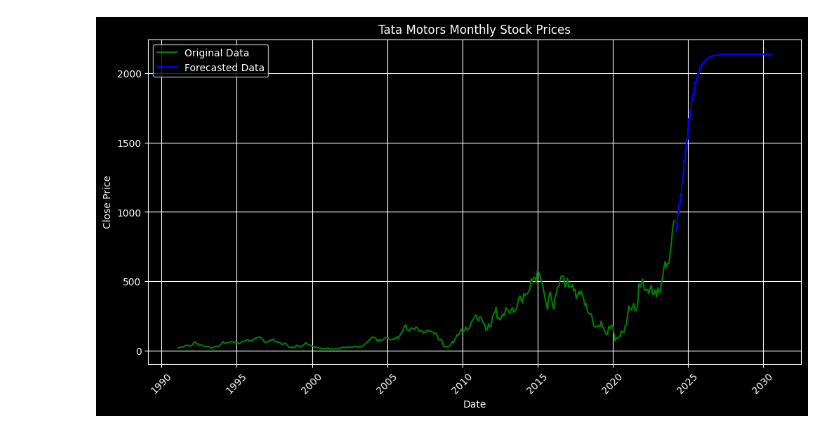
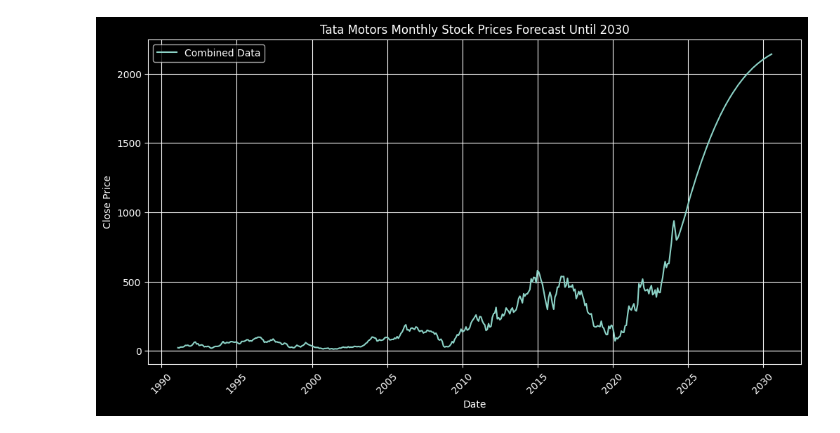
Before and after one commit to kingslayer1312/StockPrediction, a Jupyter notebook: model.ipynb, the cells around one changed output. Drawn from its saved outputs; the diff is of its cells as text; code cells hidden in the pictures.

Commit message:
more accurate graph added

```diff
--- a/model.ipynb
+++ b/model.ipynb
@@ -30,6 +30,6 @@ X_train, X_test = X[:split], X[split:]
 y_train, y_test = y[:split], y[split:]
 # %%
 model = Sequential([
-    LSTM(70, activation='tanh', input_shape=(X_train.shape[1], X_train.shape[2])),
+    LSTM(75, activation='selu', input_shape=(X_train.shape[1], X_train.shape[2])),
     Dense(len(features))
 ])
@@ -90,21 +114,27 @@ forecast_df['Date'] = forecast_dates
 # %%
+import pandas as pd
 import matplotlib.pyplot as plt
+import seaborn as sns
+
+# Extend the forecast dates until 2030
+forecast_dates_extended = pd.date_range(start=data['Date'].iloc[-1], periods=78, freq='M')[1:]
+
+# Create a dataframe for extended forecast
+forecast_df_extended = pd.DataFrame(forecast, columns=features)
+forecast_df_extended['Date'] = forecast_dates_extended
+
+# Concatenate original data and extended forecast data
+combined_data = pd.concat([data, forecast_df_extended])
 
 # Plotting
 plt.figure(figsize=(12, 6))
-
-# Plot original data
-plt.plot(data['Date'], data['Close'], label='Original Data', color='green')
-
-# Plot forecasted data with steps
-plt.step(forecast_df['Date'], forecast_df['Close'], label='Forecasted Data', color='blue')
-
-plt.title('Tata Motors Monthly Stock Prices')
+sns.lineplot(x='Date', y='Close', data=combined_data, label='Combined Data')
+plt.title('Tata Motors Monthly Stock Prices Forecast Until 2030')
 plt.xlabel('Date')
 plt.ylabel('Close Price')
 plt.xticks(rotation=45)
 plt.legend()
 plt.grid(True)
 plt.show()
 # %% [output]
-[figure, old version]
+[figure, new version]
```
Also changed, not shown: parts of 4 cells of this notebook.
